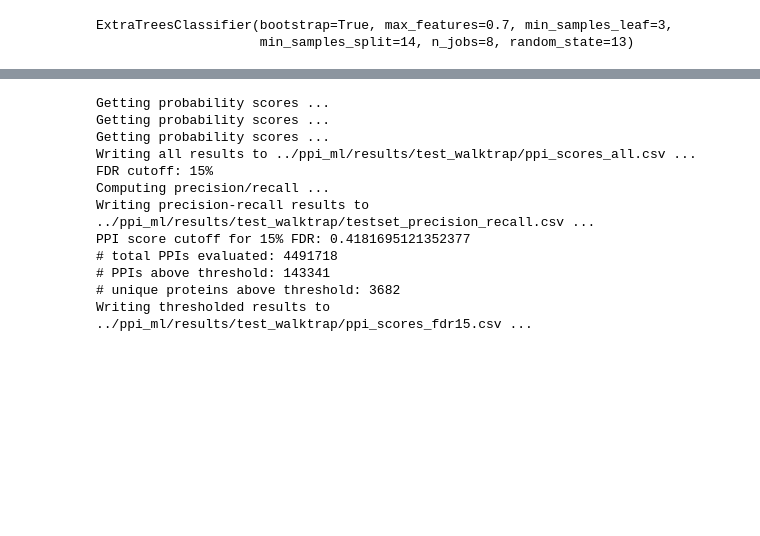
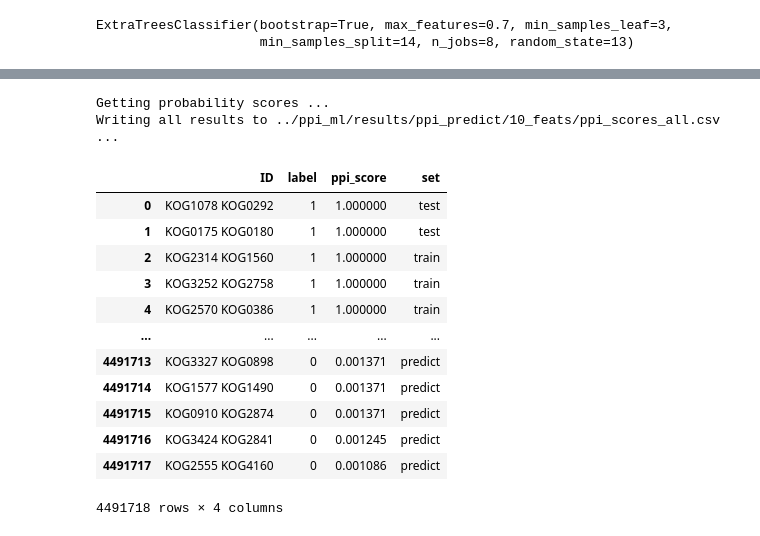
Before and after one commit to marcottelab/leca-proteomics, a Jupyter notebook: notebooks/predict_ppis.ipynb, the cells around one changed output, grey strips where cells are left out. Drawn from its saved outputs; the diff is of its cells as text; code cells hidden in the pictures; blank space fills up the shorter version.

```diff
--- a/notebooks/predict_ppis.ipynb
+++ b/notebooks/predict_ppis.ipynb
@@ -222,21 +232,22 @@ all_res.reset_index(inplace=True, drop=True)
 all_outfile = outdir+f'ppi_scores_all.csv'
 print(f'Writing all results to {all_outfile} ...')
 all_res.to_csv(all_outfile, index=False)
-
-high_conf_ppis = threshold_ppis(test_scores, all_res, outdir, fdr_cutoff)
-thres_outfile = outdir+f'ppi_scores_fdr{int(fdr_cutoff*100)}.csv'
-print(f'Writing thresholded results to {thres_outfile} ...')
-high_conf_ppis.to_csv(thres_outfile, index=False)
 # %% [output]
 Getting probability scores ...
-Getting probability scores ...
-Getting probability scores ...
-Writing all results to ../ppi_ml/results/test_walktrap/ppi_scores_all.csv ...
-FDR cutoff: 15%
-Computing precision/recall ...
-Writing precision-recall results to ../ppi_ml/results/test_walktrap/testset_precision_recall.csv ...
-PPI score cutoff for 15% FDR: 0.4181695121352377
-# total PPIs evaluated: 4491718
-# PPIs above threshold: 143341
-# unique proteins above threshold: 3682
-Writing thresholded results to ../ppi_ml/results/test_walktrap/ppi_scores_fdr15.csv ...
+Writing all results to ../ppi_ml/results/ppi_predict/10_feats/ppi_scores_all.csv ...
+# %%
+all_res
+# %% [output]
+|  | ID | label | ppi_score | set |
+| 0 | KOG1078 KOG0292 | 1 | 1.000000 | test |
+| 1 | KOG0175 KOG0180 | 1 | 1.000000 | test |
+| 2 | KOG2314 KOG1560 | 1 | 1.000000 | train |
+| 3 | KOG3252 KOG2758 | 1 | 1.000000 | train |
+| 4 | KOG2570 KOG0386 | 1 | 1.000000 | train |
+| ... | ... | ... | ... | ... |
+| 4491713 | KOG3327 KOG0898 | 0 | 0.001371 | predict |
+| 4491714 | KOG1577 KOG1490 | 0 | 0.001371 | predict |
+| 4491715 | KOG0910 KOG2874 | 0 | 0.001371 | predict |
+| 4491716 | KOG3424 KOG2841 | 0 | 0.001245 | predict |
+| 4491717 | KOG2555 KOG4160 | 0 | 0.001086 | predict |
+4491718 rows × 4 columns
```
Also changed, not shown: parts of 12 cells of this notebook, 11 other files.
